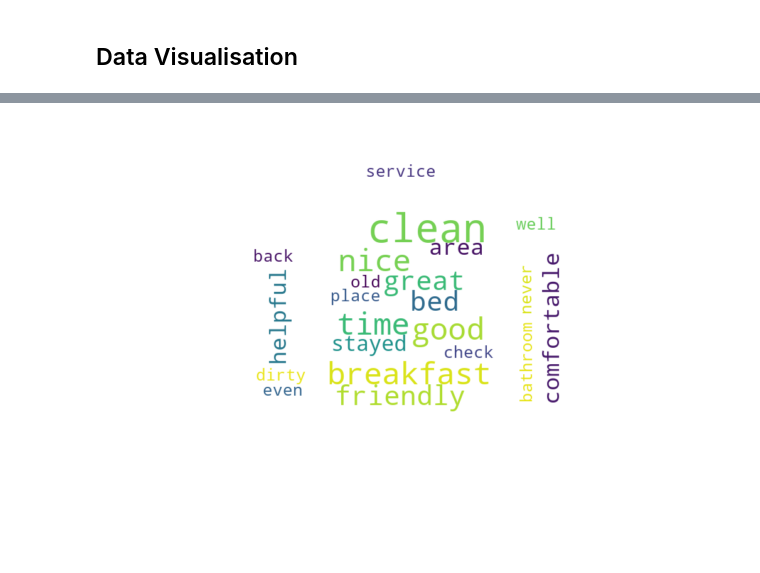
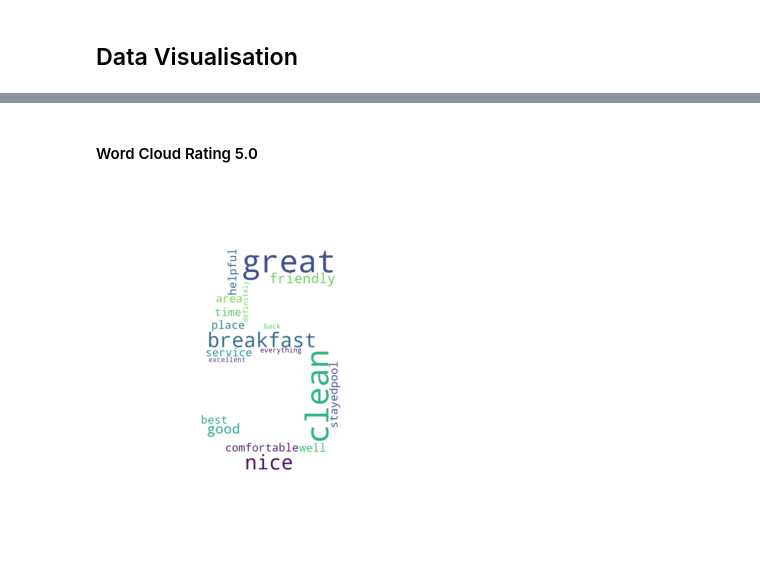
Before and after one commit to janelcv/Hotel_Rating_Analysis, a Jupyter notebook: Hotel_Ratings_Analysis-04.ipynb, the cells around one changed output, grey strips where cells are left out. Drawn from its saved outputs; the diff is of its cells as text; code cells hidden in the pictures; blank space fills up the shorter version.

Commit message:
word clouds

```diff
--- a/Hotel_Ratings_Analysis-04.ipynb
+++ b/Hotel_Ratings_Analysis-04.ipynb
@@ -333,7 +333,7 @@ for word in list_filtered_5_new.lower().split():
         else:
             wordcount5[word] += 1
 
-sorted_by_value5 = sorted(wordcount5.items(), key=lambda kv: kv[1], reverse=True)[:10]
+sorted_by_value5 = sorted(wordcount5.items(), key=lambda kv: kv[1], reverse=True)[:20]
 word_list5 = []
 count_list5 = []
 for element in sorted_by_value5:
@@ -506,10 +527,16 @@ case_mask = np.array(Image.open("case.jpg"))
+# %% [markdown]
+#### Word Cloud Rating 5.0
 # %%
+#world cloup preparation
+wcloud_prep = ' '.join(word_list5)
+# read the mask image
+case_mask = np.array(Image.open("images/5.jpg"))
 # Make the figure
 wordcloud = WordCloud(mask=case_mask, background_color="white", contour_color='steelblue', min_font_size=16).generate(wcloud_prep)
 plt.figure(figsize = (15, 6))
 plt.imshow(wordcloud, interpolation="bilinear")
 plt.axis("off")
 plt.margins(x=0, y=0)
 plt.show()
 # %% [output]
-[figure, old version]
+[figure, new version]
```
Also changed, not shown: parts of 21 cells of this notebook, 7 other files.
